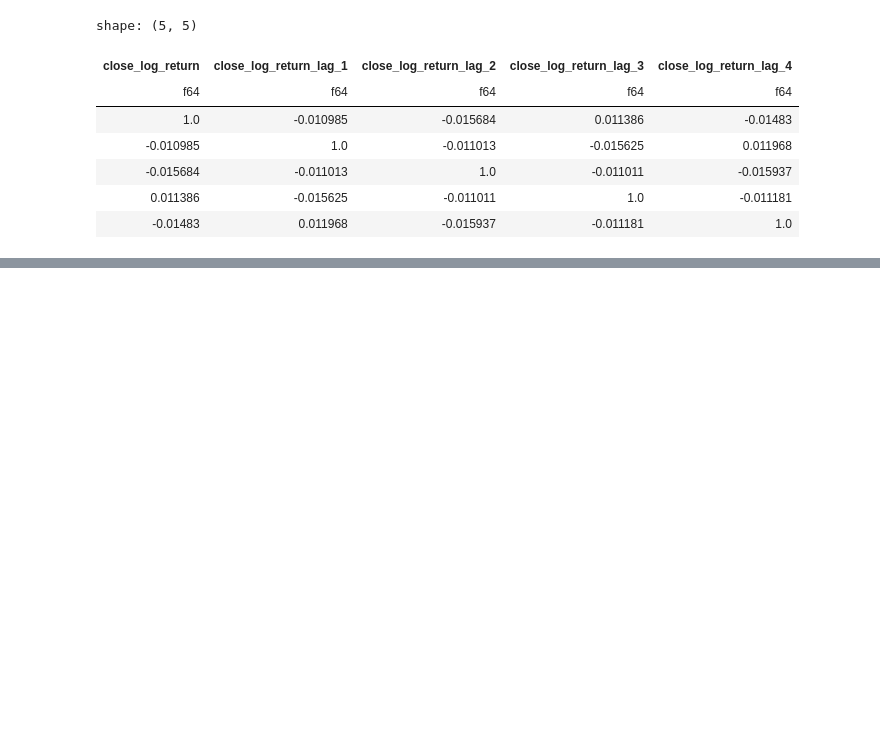
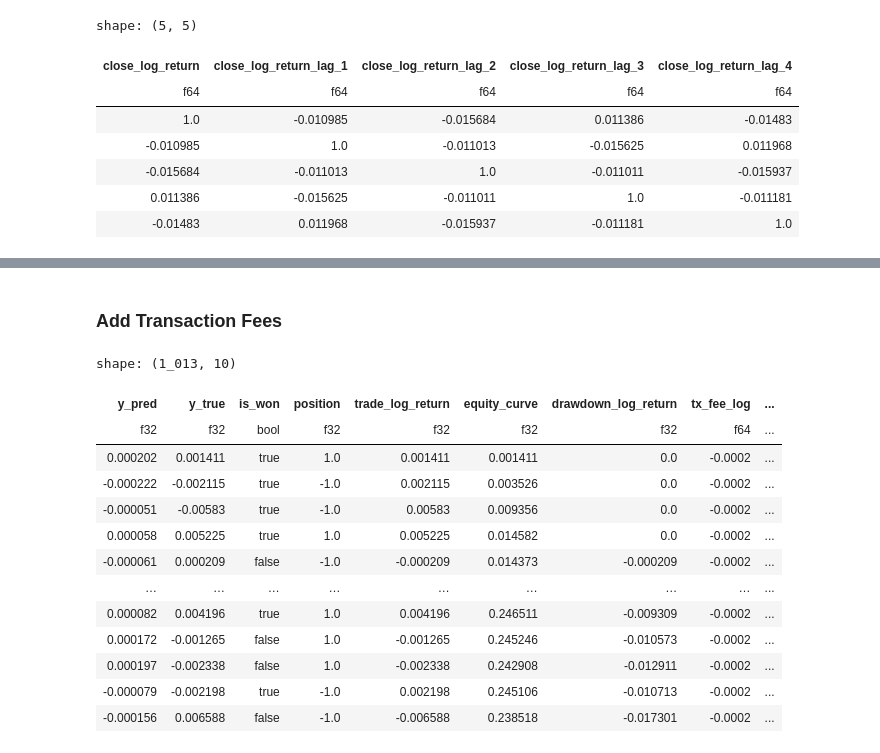
Before and after one commit to JadenGrossbaum/Research, a Jupyter notebook: video1.ipynb, the cells around one changed output, grey strips where cells are left out. Drawn from its saved outputs; the diff is of its cells as text; code cells hidden in the pictures; blank space fills up the shorter version.

Commit message:
Adding transaction fees

```diff
--- a/video1.ipynb
+++ b/video1.ipynb
@@ -621,3 +621,30 @@ model_trades = research.learn_model_trades(ts, features, target, model, no_epoch
 research.plot_column(model_trades, 'equity_curve')
 # %% [output]
 [interactive output not drawn]
+# %% [markdown]
+### Add Transaction Fees
+# %%
+maker_fee = 0.0001
+taker_fee = 0.0003
+
+roundtrip_fee_log = np.log(1 - 2 * maker_fee)
+
+model_trades = model_trades.with_columns(pl.lit(roundtrip_fee_log).alias('tx_fee_log'))
+model_trades = model_trades.with_columns((pl.col("trade_log_return") + pl.col('tx_fee_log')).alias('trade_log_return_net'))
+model_trades = model_trades.with_columns(pl.col('trade_log_return').cum_sum().alias('equity_curve_net'))
+model_trades
+# %% [output]
+shape: (1_013, 10)
+| y_pred | y_true | is_won | position | trade_log_return | equity_curve | drawdown_log_return | tx_fee_log | ... |
+| f32 | f32 | bool | f32 | f32 | f32 | f32 | f64 | ... |
+| 0.000202 | 0.001411 | true | 1.0 | 0.001411 | 0.001411 | 0.0 | -0.0002 | ... |
+| -0.000222 | -0.002115 | true | -1.0 | 0.002115 | 0.003526 | 0.0 | -0.0002 | ... |
+| -0.000051 | -0.00583 | true | -1.0 | 0.00583 | 0.009356 | 0.0 | -0.0002 | ... |
+| 0.000058 | 0.005225 | true | 1.0 | 0.005225 | 0.014582 | 0.0 | -0.0002 | ... |
+| -0.000061 | 0.000209 | false | -1.0 | -0.000209 | 0.014373 | -0.000209 | -0.0002 | ... |
+| … | … | … | … | … | … | … | … | ... |
+| 0.000082 | 0.004196 | true | 1.0 | 0.004196 | 0.246511 | -0.009309 | -0.0002 | ... |
+| 0.000172 | -0.001265 | false | 1.0 | -0.001265 | 0.245246 | -0.010573 | -0.0002 | ... |
+| 0.000197 | -0.002338 | false | 1.0 | -0.002338 | 0.242908 | -0.012911 | -0.0002 | ... |
+| -0.000079 | -0.002198 | true | -1.0 | 0.002198 | 0.245106 | -0.010713 | -0.0002 | ... |
+| -0.000156 | 0.006588 | false | -1.0 | -0.006588 | 0.238518 | -0.017301 | -0.0002 | ... |
```
Also changed, not shown: parts of 5 cells of this notebook.
